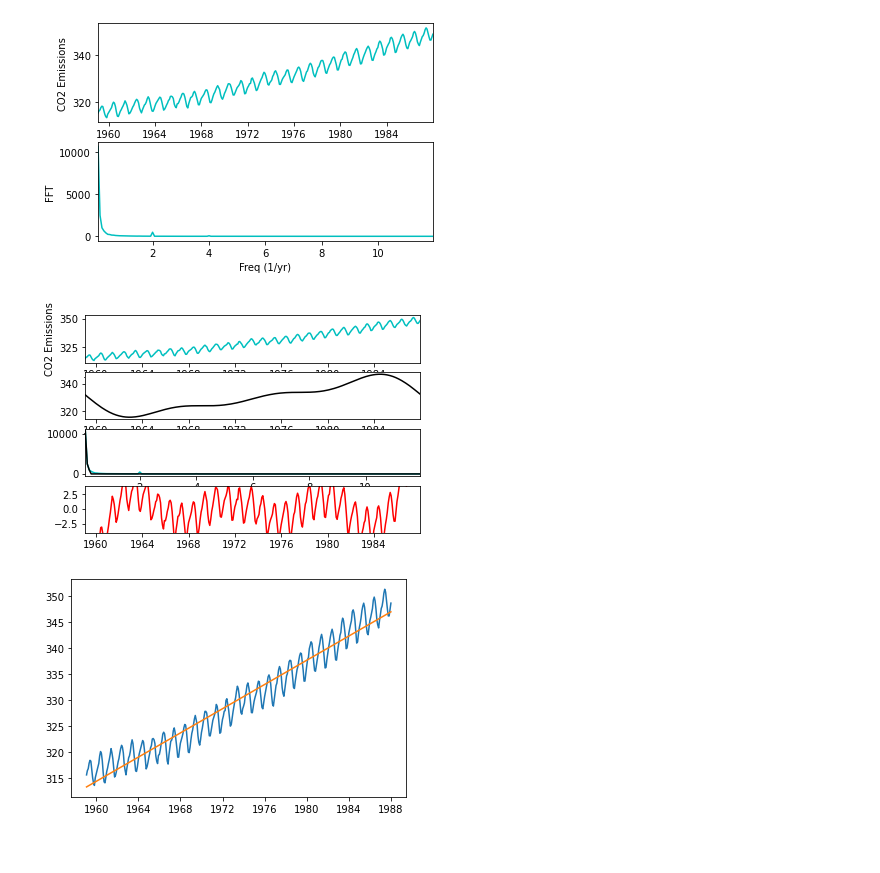
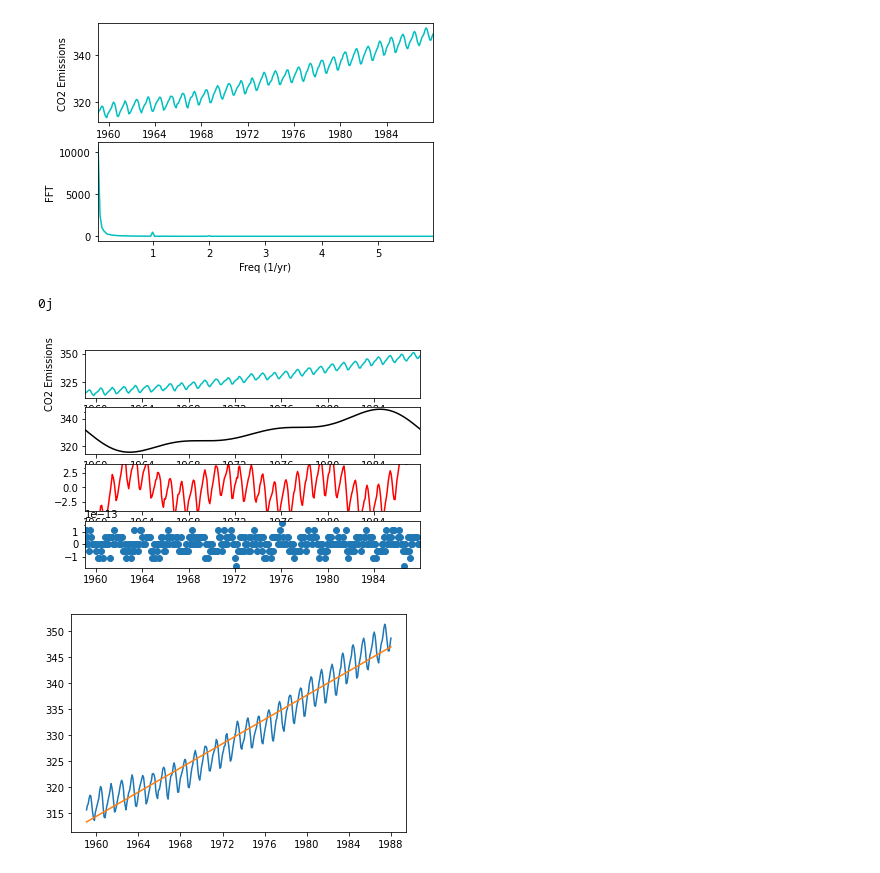
Before and after one commit to thodson-usgs/stf-decomposition, a Jupyter notebook: notebooks/00_getting_started.ipynb, the cells around one changed output. Saved outputs shown, nothing was run; the diff lists cells and outputs as text; code cells hidden in the pictures.

Commit message:
Get residuals for FFT and plot

```diff
--- a/notebooks/00_getting_started.ipynb
+++ b/notebooks/00_getting_started.ipynb
@@ -69,10 +69,15 @@ fig = res.plot()
 import matplotlib.pyplot as plt
 import matplotlib.dates
 from datetime import datetime
+import statistics
+from scipy import signal
 
 co2 = pd.read_csv("../data/co2.csv")
-co2 =pd.read_csv('../data/co2.csv', parse_dates=True, squeeze=True)
+
 co2["date"] = pd.to_datetime(co2["date"], format = '%Y-%m-%d')
+#co2["CO2"] = (co2["CO2"] - statistics.median(co2["CO2"])) * signal.tukey(len(co2))
+
+#champaignTemp["date"] = pd.to_datetime(champaignTemp["date"], format = '%Y-%m-%d')
 dt = 1 / 12 # yearly freq
 t = np.array(co2["date"])
 f = np.array(co2["CO2"])
@@ -110,7 +115,7 @@ plt.show()
 # %%
 # Use the PSD to filter out noise
 # Filter out freqs with low power
-indices = PSD > 700
+indices = (PSD > 1000)
 PSDclean = PSD * indices
 # Zero out small Fourier coefs
 fhat_clean = indices * fhat
@@ -119,41 +124,41 @@ ffilt = np.fft.ifft(fhat_clean)
 
 
 # Filter out freqs with high power
-indices_seasonal = PSD < 700
+indices_seasonal = PSD < 1000
 PSD_seasonal = PSD * indices
 fhat_seasonal = indices_seasonal * fhat
 ffilt_seasonal = np.fft.ifft(fhat_seasonal)
 
 
 fig, axes = plt.subplots(4, 1)
 plt.sca(axes[0])
 plt.plot(t, f, color = 'c')
 plt.xlim(t[0], t[-1])
 plt.xlabel("Year")
 plt.ylabel("CO2 Emissions")
 
 
 plt.sca(axes[1])
 plt.plot(t, ffilt, color = 'k')
 plt.xlim(t[0], t[-1])
 
 
 plt.sca(axes[2])
-plt.plot(freq[L], PSD[L], color = 'c')
-plt.plot(freq[L], PSDclean[L], color = 'k')
-plt.xlim(freq[L[0]], freq[L[-1]])
-
-plt.sca(axes[3])
 plt.plot(t, ffilt_seasonal, color = "red")
 plt.xlim(t[0], t[-1])
 plt.ylim(-4, 4)
 
 
 # Find the residuals
+residuals = co2["CO2"] - ffilt_seasonal - ffilt
+plt.sca(axes[3])
+plt.scatter(t, residuals)
+plt.xlim(t[0], t[-1])
 
 plt.show()
 # %% [output]
+0j
-[figure, old version]
+[figure, new version]
 # %%
 model = LinearRegression()
 model.fit(pd.DataFrame(co2["date"].map(datetime.toordinal)), pd.DataFrame(co2["CO2"]))
```
